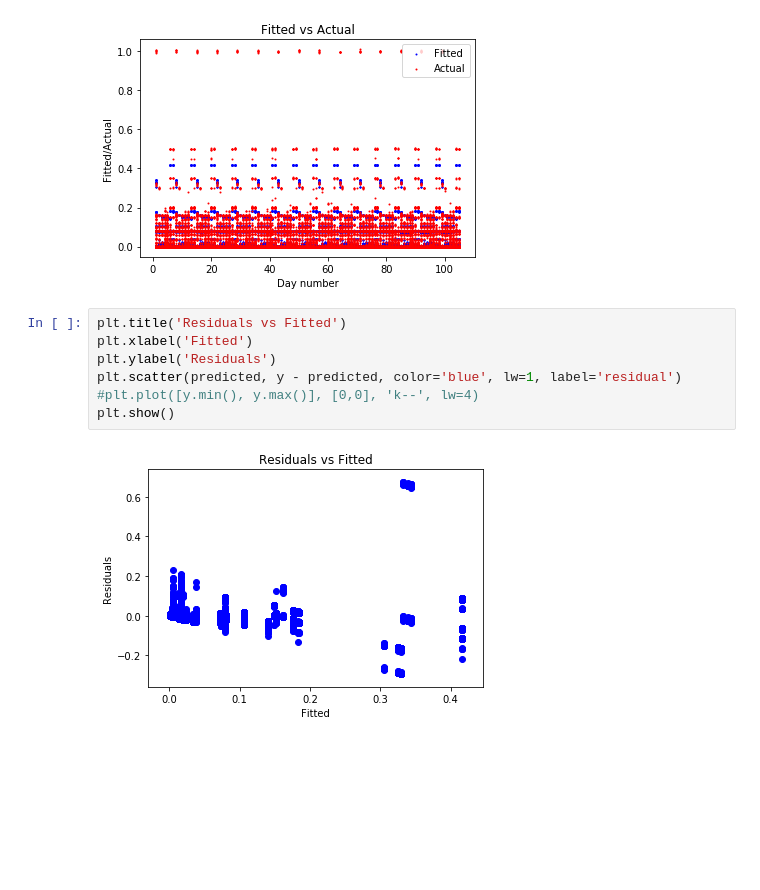
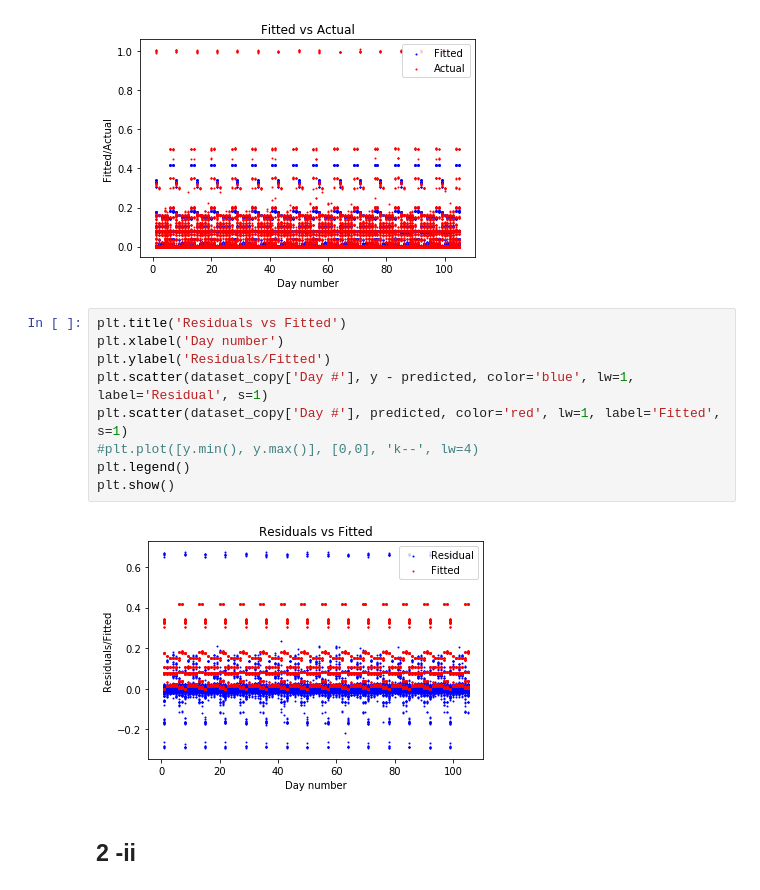
Before and after one commit to TSatyaVasanthReddy/RegressionAnalysis, a Jupyter notebook: Project4.ipynb, the cells around one changed output. Saved outputs shown, nothing was run; the diff lists cells and outputs as text; blank space fills up the shorter version.

```diff
--- a/Project4.ipynb
+++ b/Project4.ipynb
@@ -281,10 +283,14 @@ plt.show()
 [figure]
 # %%
 plt.title('Residuals vs Fitted')
-plt.xlabel('Fitted')
-plt.ylabel('Residuals')
-plt.scatter(predicted, y - predicted, color='blue', lw=1, label='residual')
+plt.xlabel('Day number')
+plt.ylabel('Residuals/Fitted')
+plt.scatter(dataset_copy['Day #'], y - predicted, color='blue', lw=1, label='Residual', s=1)
+plt.scatter(dataset_copy['Day #'], predicted, color='red', lw=1, label='Fitted', s=1)
 #plt.plot([y.min(), y.max()], [0,0], 'k--', lw=4)
+plt.legend()
 plt.show()
 # %% [output]
-[figure, old version]
+[figure, new version]
+# %% [markdown]
+<h2>2 -ii</h2>
```
Also changed, not shown: parts of 3 cells of this notebook.
